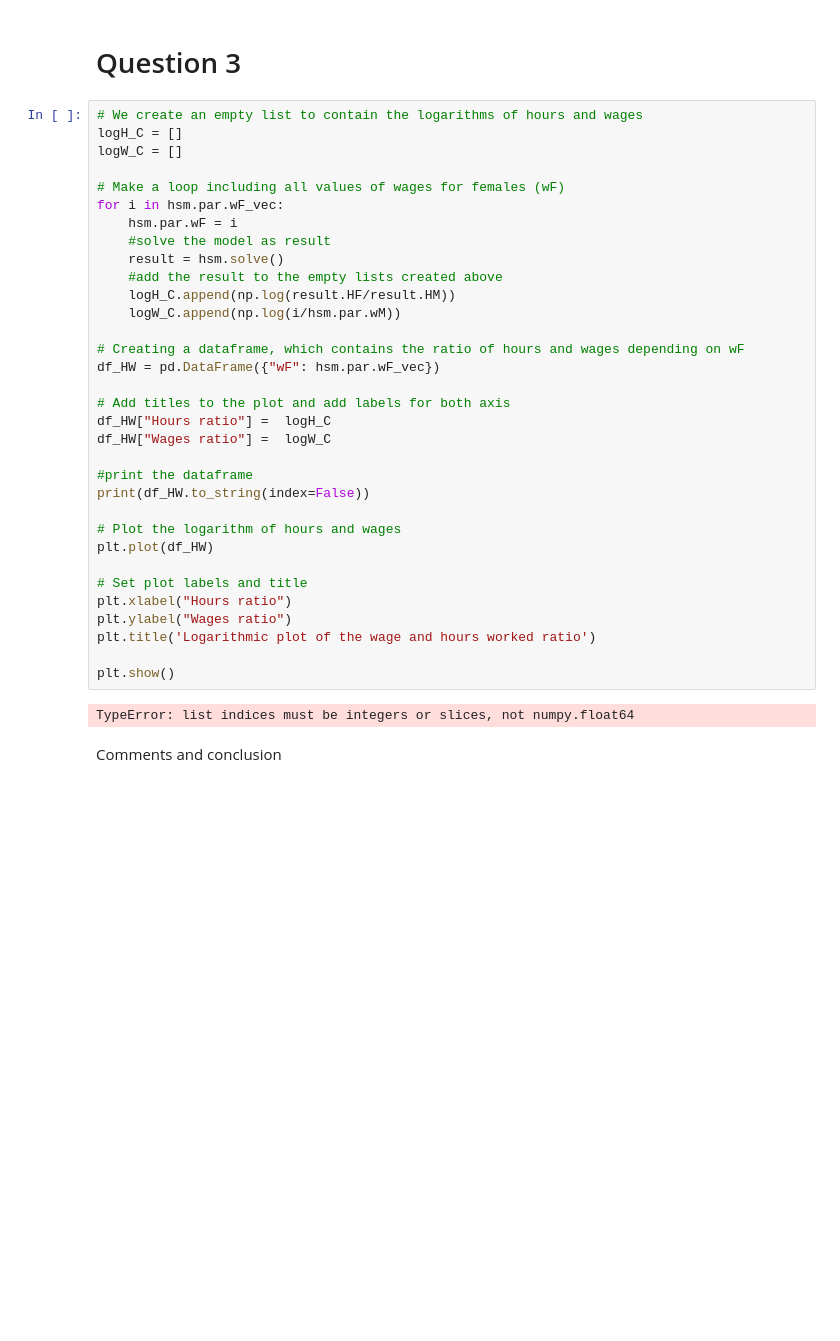
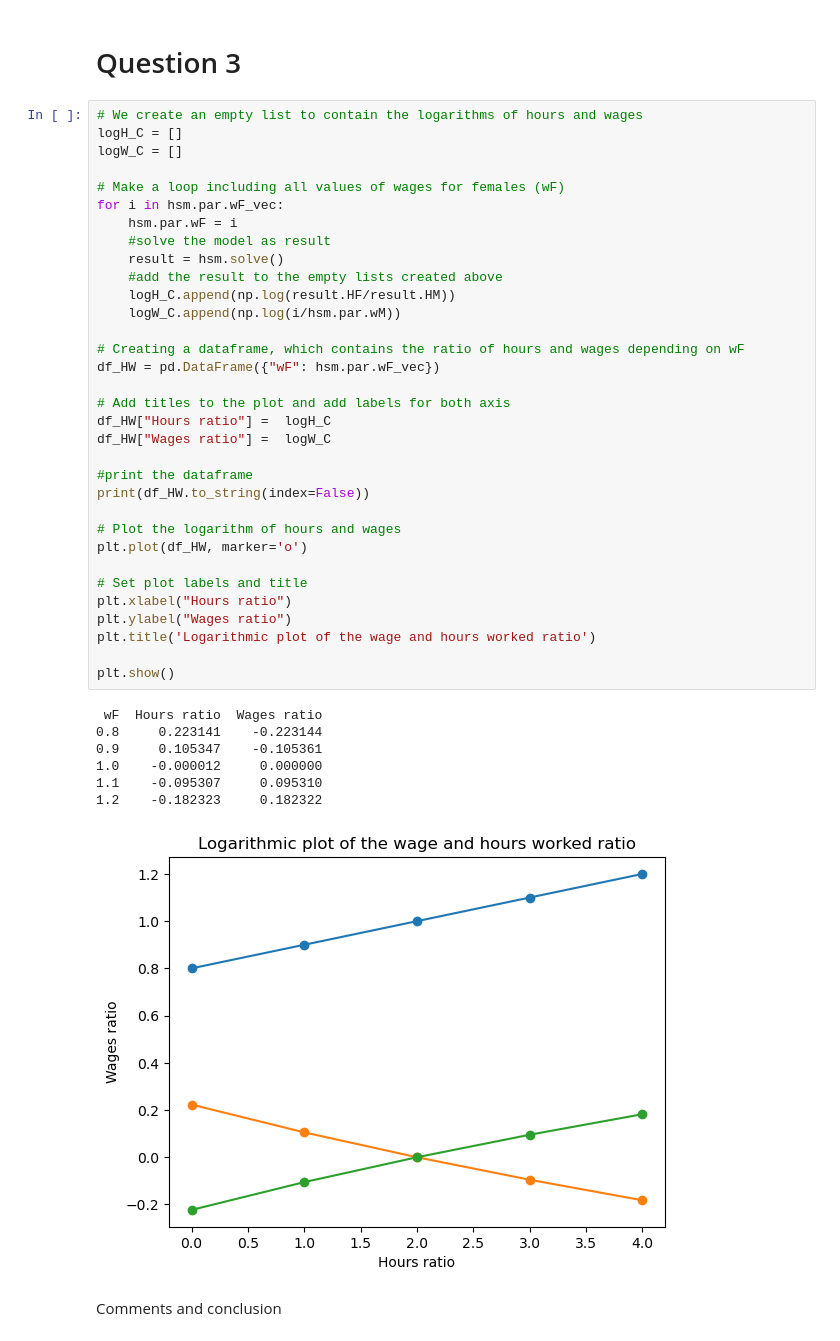
Before and after one commit to NumEconCopenhagen/projects-2023-jc, a Jupyter notebook: inauguralproject/inauguralproject.ipynb, the cells around one changed output. Drawn from its saved outputs; the diff is of its cells as text; blank space fills up the shorter version.

```diff
--- a/inauguralproject/inauguralproject.ipynb
+++ b/inauguralproject/inauguralproject.ipynb
@@ -125,35 +131,41 @@ logH_C = []
 logW_C = []
 
 # Make a loop including all values of wages for females (wF)
 for i in hsm.par.wF_vec:
     hsm.par.wF = i
     #solve the model as result
     result = hsm.solve()
     #add the result to the empty lists created above
     logH_C.append(np.log(result.HF/result.HM))
     logW_C.append(np.log(i/hsm.par.wM))
 
 # Creating a dataframe, which contains the ratio of hours and wages depending on wF
 df_HW = pd.DataFrame({"wF": hsm.par.wF_vec})
 
 # Add titles to the plot and add labels for both axis
 df_HW["Hours ratio"] =  logH_C
 df_HW["Wages ratio"] =  logW_C
 
 #print the dataframe
 print(df_HW.to_string(index=False))
 
 # Plot the logarithm of hours and wages
-plt.plot(df_HW)
+plt.plot(df_HW, marker='o')
 
 # Set plot labels and title
 plt.xlabel("Hours ratio")
 plt.ylabel("Wages ratio")
 plt.title('Logarithmic plot of the wage and hours worked ratio')
 
 plt.show()
 # %% [output]
-TypeError: list indices must be integers or slices, not numpy.float64
+ wF  Hours ratio  Wages ratio
+0.8     0.223141    -0.223144
+0.9     0.105347    -0.105361
+1.0    -0.000012     0.000000
+1.1    -0.095307     0.095310
+1.2    -0.182323     0.182322
+[figure, added]
 # %% [markdown]
 Comments and conclusion
 # %% [markdown]
```
Also changed, not shown: parts of 2 cells of this notebook.
